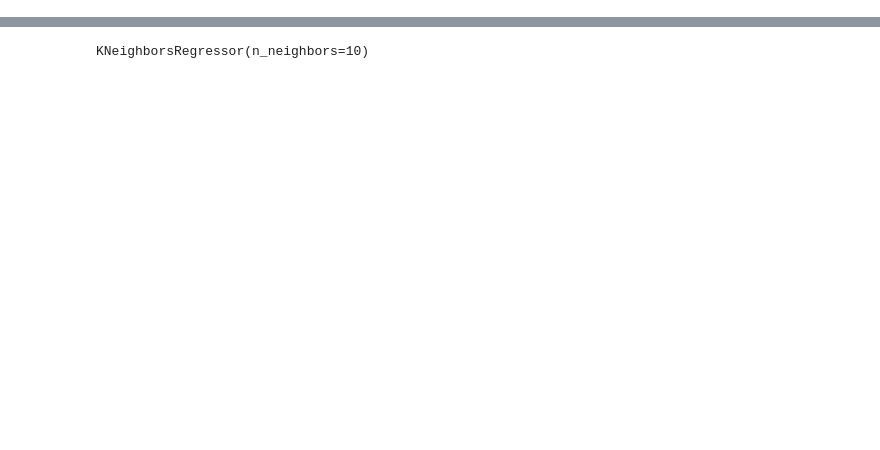
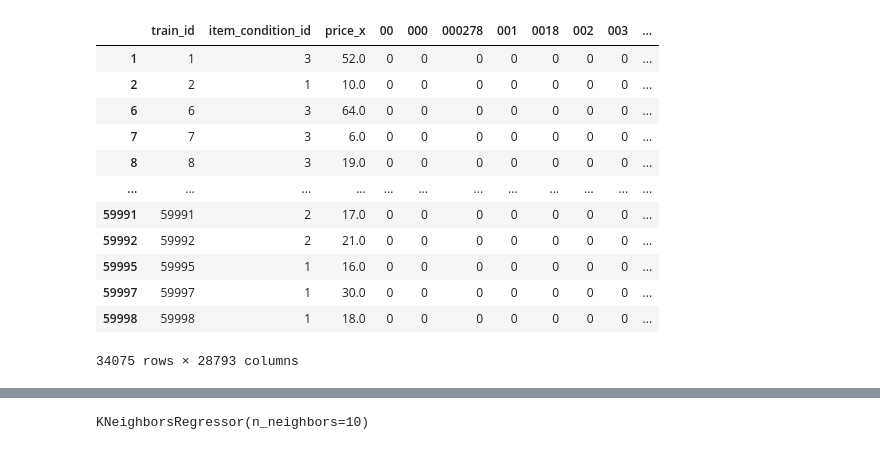
Before and after one commit to AI-project-Team-4/AI-Class-Project, a Jupyter notebook: KNN.ipynb, the cells around one changed output, grey strips where cells are left out. Drawn from its saved outputs; the diff is of its cells as text; code cells hidden in the pictures; blank space fills up the shorter version.

```diff
--- a/KNN.ipynb
+++ b/KNN.ipynb
@@ -10,3 +9,9 @@ with py7zr.SevenZipFile('data/test.tsv.7z', mode='r') as z:
     z.extract(path="data")
 # %%
 data_df = pd.read_csv("data/train.tsv", sep='\t')
+# %%
+data_df = data_df.drop('shipping',axis=1)
+data_df = data_df.dropna()
+# Only using the instances reuired for test/train
+data_df = data_df[:60000]
+data_df.head()
@@ -13,3 +29,51 @@ data_df = pd.read_csv("data/train.tsv", sep='\t')
+# %%
+from rake_nltk import Rake
+from sklearn.feature_extraction.text import CountVectorizer
+
+# Rakes categories that exist in cat_attribs, outputs a String
+def rake_implement(x):
+    r = Rake()
+    string = ""
+    r.extract_keywords_from_text(x)
+    # temp is list of keywords from the above function
+    temp = r.get_ranked_phrases()
+
+    # concats the list items to a string
+    for i in temp:
+        string = string + i + " "
+    return string
+
+# Uses bag of words to obtain all keywords, then merges both dataframes
+def bag_of_words(df, cat):
+    bow = CountVectorizer(strip_accents='ascii')
+    for column in cat:
+        # Applying rake algorithm to string
+        df[column] = df[column].apply(lambda x: rake_implement(x))
+        # Fitting and transforming the raked string
+        bow.fit(df[column])
+        X = bow.transform(df[column])
+        # Drop the old column (since df will be merged)
+        df = df.drop([column], axis=1)
+
+    X_df = pd.DataFrame(X.toarray(), columns=sorted(bow.vocabulary_))
+    return pd.merge(df, X_df, left_index=True, right_index=True)
+# %%
+data_df = bag_of_words(data_df, cat_attribs)
+data_df
+# %% [output]
+|  | train_id | item_condition_id | price_x | 00 | 000 | 000278 | 001 | 0018 | 002 | 003 | ... |
+| 1 | 1 | 3 | 52.0 | 0 | 0 | 0 | 0 | 0 | 0 | 0 | ... |
+| 2 | 2 | 1 | 10.0 | 0 | 0 | 0 | 0 | 0 | 0 | 0 | ... |
+| 6 | 6 | 3 | 64.0 | 0 | 0 | 0 | 0 | 0 | 0 | 0 | ... |
+| 7 | 7 | 3 | 6.0 | 0 | 0 | 0 | 0 | 0 | 0 | 0 | ... |
+| 8 | 8 | 3 | 19.0 | 0 | 0 | 0 | 0 | 0 | 0 | 0 | ... |
+| ... | ... | ... | ... | ... | ... | ... | ... | ... | ... | ... | ... |
+| 59991 | 59991 | 2 | 17.0 | 0 | 0 | 0 | 0 | 0 | 0 | 0 | ... |
+| 59992 | 59992 | 2 | 21.0 | 0 | 0 | 0 | 0 | 0 | 0 | 0 | ... |
+| 59995 | 59995 | 1 | 16.0 | 0 | 0 | 0 | 0 | 0 | 0 | 0 | ... |
+| 59997 | 59997 | 1 | 30.0 | 0 | 0 | 0 | 0 | 0 | 0 | 0 | ... |
+| 59998 | 59998 | 1 | 18.0 | 0 | 0 | 0 | 0 | 0 | 0 | 0 | ... |
+34075 rows × 28793 columns
 # %%
 from sklearn.pipeline import Pipeline
 from sklearn.preprocessing import OrdinalEncoder
```
Also changed, not shown: parts of 11 cells of this notebook.
